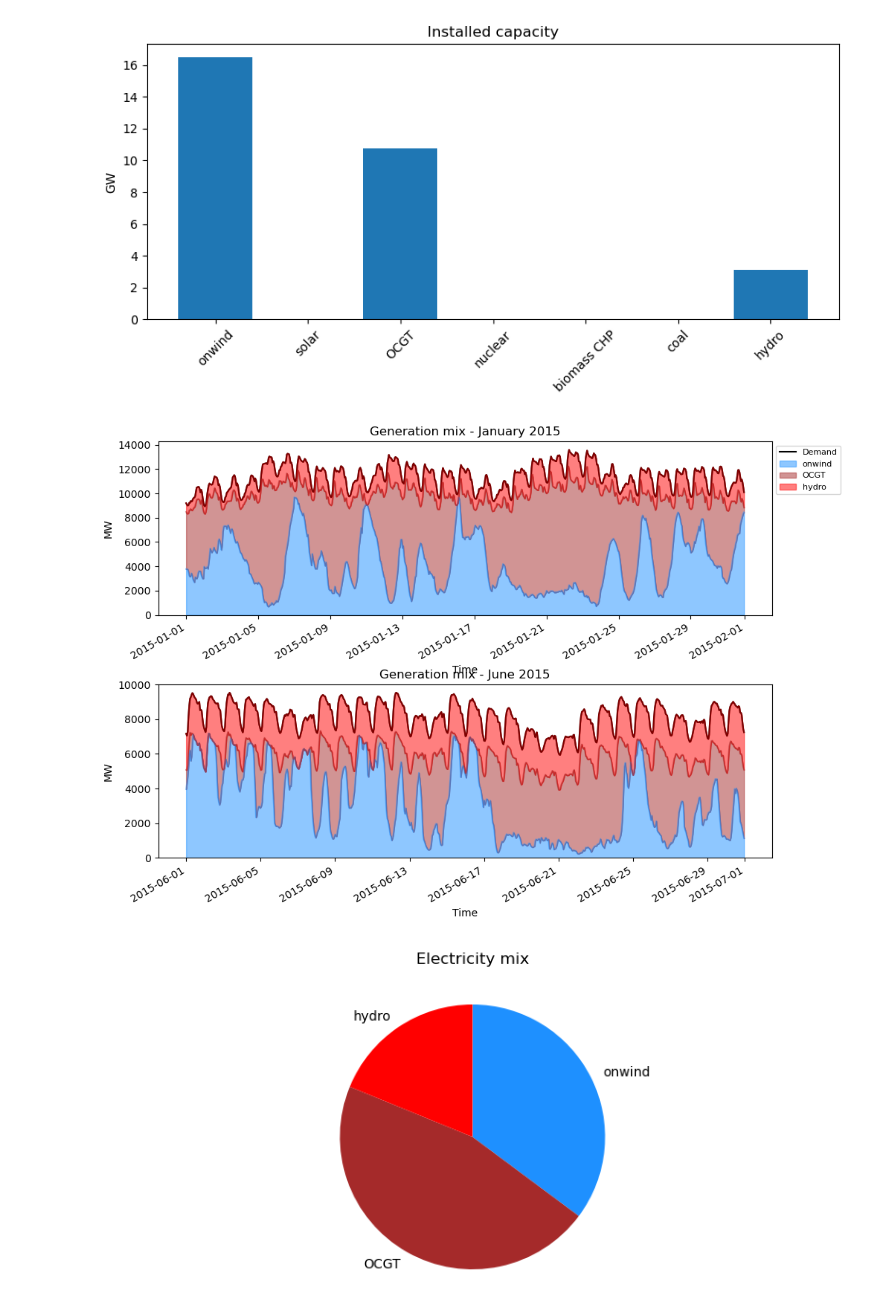
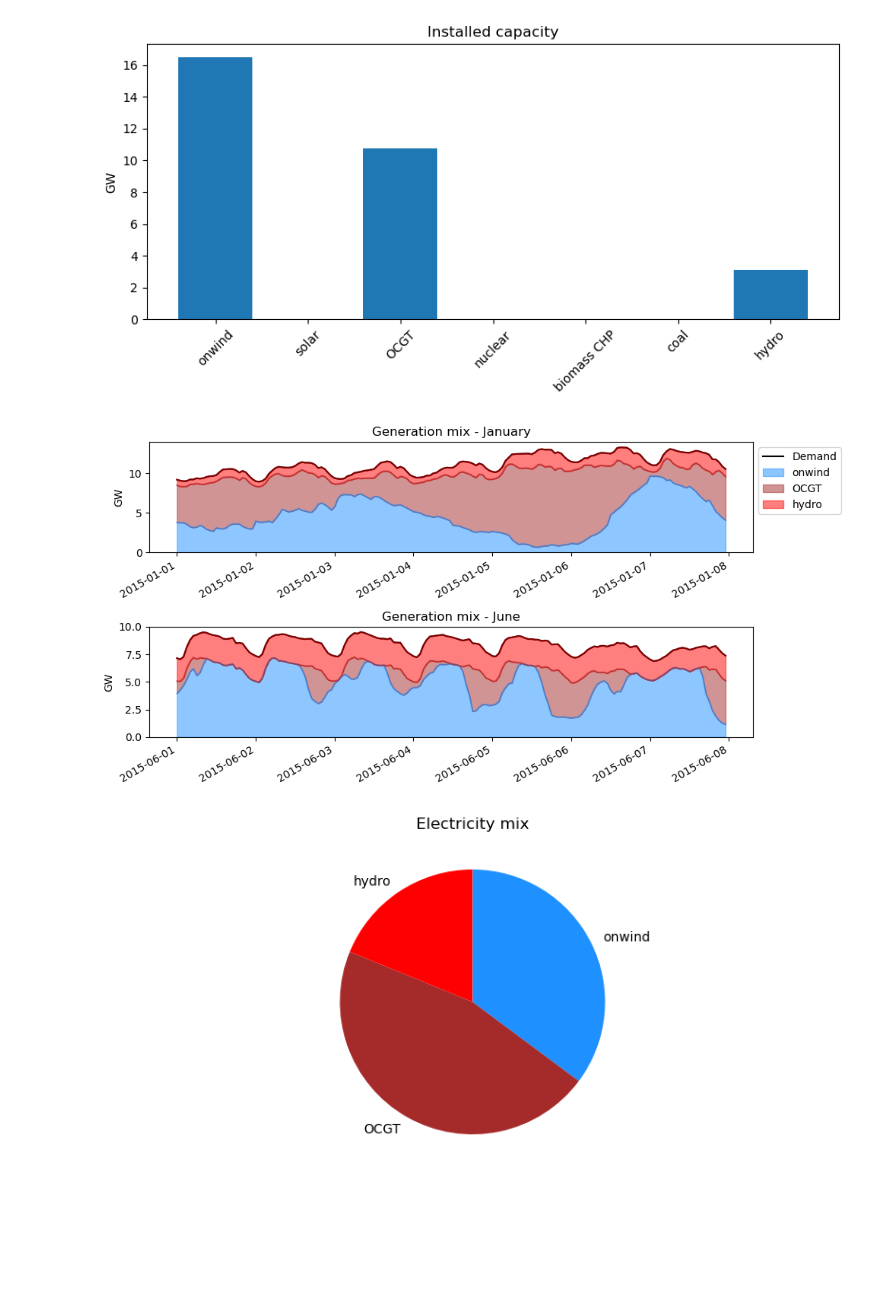
Before and after one commit to NicolineSimoneDTU/Integrated_Project, a Jupyter notebook: project.ipynb, the cells around one changed output. Saved outputs shown, nothing was run; the diff lists cells and outputs as text; code cells hidden in the pictures; blank space fills up the shorter version.

```diff
--- a/project.ipynb
+++ b/project.ipynb
@@ -203,35 +203,36 @@ plt.show()
 # %%
 # Plot a week of generation
 start_date_jan = "2015-01-01"
-end_date_jan = "2015-01-31"
+end_date_jan = "2015-01-7"
 start_date_jun = "2015-06-01"
-end_date_jun = "2015-06-30"
+end_date_jun = "2015-06-7"
 
-demand_jan = demand.loc[start_date_jan:end_date_jan]
-generator_jan = gen_prod.loc[start_date_jan:end_date_jan,  (gen_prod != 0).any(axis=0)]
+demand_jan = demand.loc[start_date_jan:end_date_jan].div(1e3) # Convert to GW
+generator_jan = gen_prod.loc[start_date_jan:end_date_jan,  (gen_prod != 0).any(axis=0)].div(1e3)
 
-demand_jun = demand.loc[start_date_jun:end_date_jun, ]
-generator_jun = gen_prod.loc[start_date_jun:end_date_jun, (gen_prod != 0).any(axis=0)]
+demand_jun = demand.loc[start_date_jun:end_date_jun, ].div(1e3)
+generator_jun = gen_prod.loc[start_date_jun:end_date_jun, (gen_prod != 0).any(axis=0)].div(1e3)
 
 
-fig, ax = plt.subplots(2, 1, figsize=(10,7))
+fig, ax = plt.subplots(2, 1, figsize=(10,5))
 ax[0].plot(demand_jan.index, demand_jan.values, label="Demand", color="black")
 generator_jan.plot.area(ax=ax[0], alpha=0.5, stacked=True, color=generator_jan.columns.map(network.carriers.color), legend=True)
-ax[0].set_title("Generation mix - January 2015")
-ax[0].set_ylabel("MW")
-ax[0].set_xlabel("Time")
-ax[0].legend(loc="upper left", bbox_to_anchor=(1, 1), fontsize=8)
+ax[0].set_title("Generation mix - January")
+ax[0].set_ylabel("GW")
+ax[0].set_xlabel("")
+ax[0].legend(loc="upper left", bbox_to_anchor=(1, 1), fontsize=10)
 
 ax[1].plot(demand_jun.index, demand_jun.values, label="Demand", color="black")
 generator_jun.plot.area(ax=ax[1], alpha=0.5, stacked=True, color=generator_jan.columns.map(network.carriers.color), legend=False)
-ax[1].set_title("Generation mix - June 2015")
-ax[1].set_ylabel("MW")
-ax[1].set_xlabel("Time")
+ax[1].set_title("Generation mix - June")
+ax[1].set_ylabel("GW")
+ax[1].set_xlabel("")
 
-plt.subplots_adjust(hspace=0.4, bottom=0.1, right=0.95, top=0.9)
+plt.subplots_adjust(hspace=0.5, bottom=0.1, right=0.95, top=0.9)
+plt.tight_layout()
 plt.show()
 # %% [output]
-[figure, old version]
+[figure, new version]
 # %%
 # Plot electricity mix
 energy_production = network.generators_t.p
```
Also changed, not shown: parts of 4 cells of this notebook.
